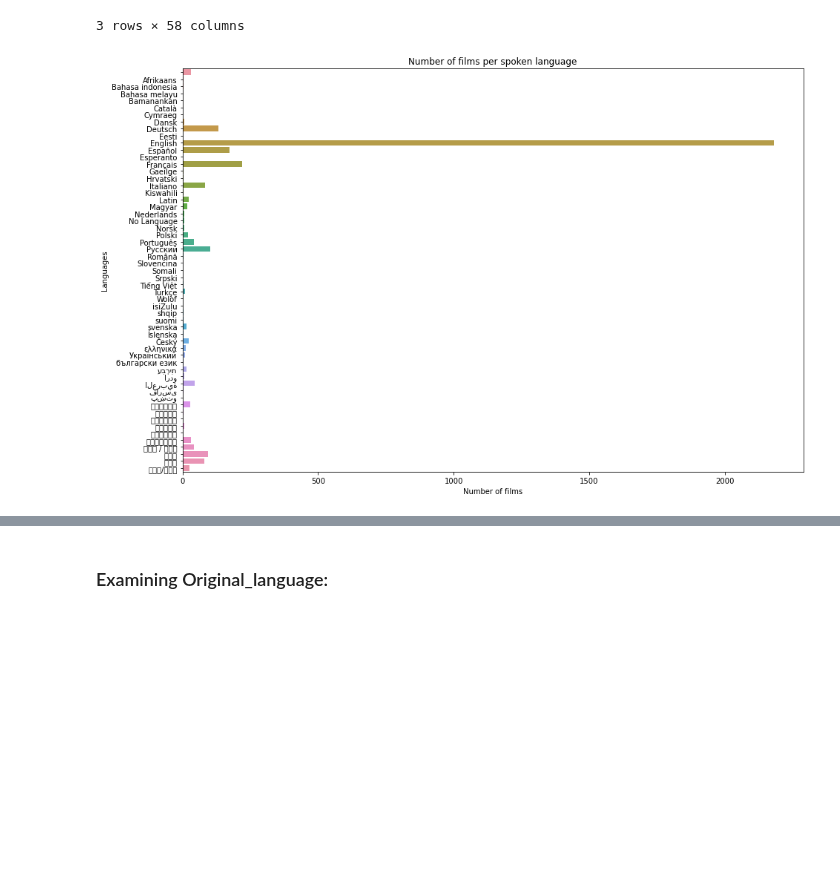
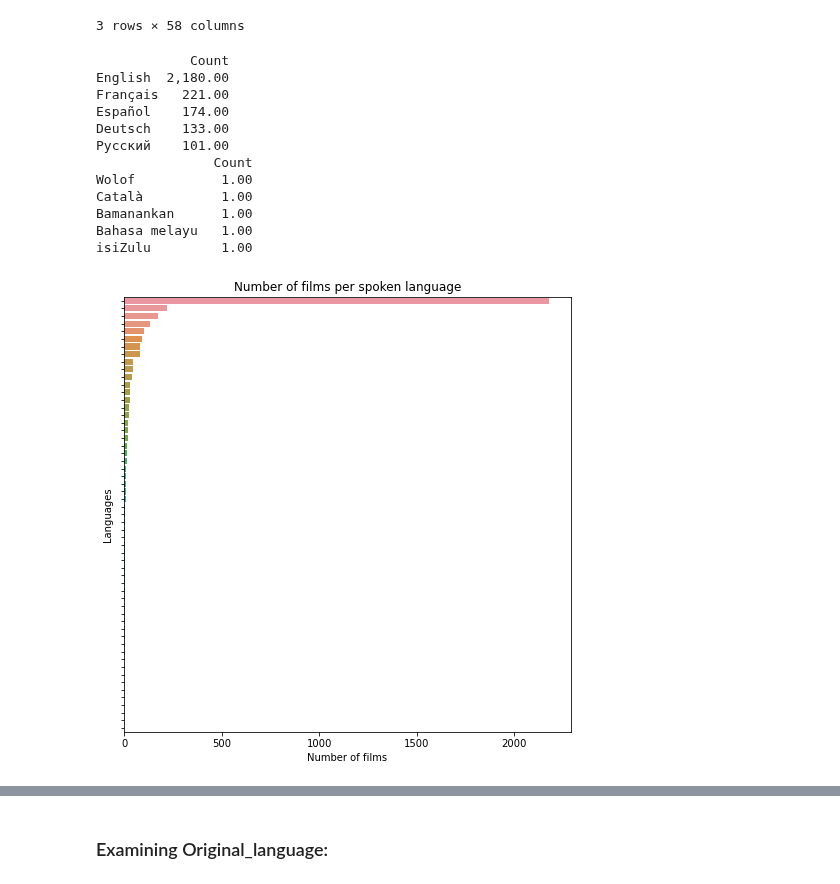
Before and after one commit to NickD-Dean/Springboard, a Jupyter notebook: Capstone Project 2/Code/Exploratory Data Analysis - Box Office Revenue.ipynb, the cells around one changed output, grey strips where cells are left out. Drawn from its saved outputs; the diff is of its cells as text; code cells hidden in the pictures; blank space fills up the shorter version.

```diff
--- a/Capstone Project 2/Code/Exploratory Data Analysis - Box Office Revenue.ipynb
+++ b/Capstone Project 2/Code/Exploratory Data Analysis - Box Office Revenue.ipynb
@@ -445,7 +447,7 @@ I hypothesized that Drama would be the highest grossing genre, howevver it seems
 
 Now I'm going to apply the cleaning process I just figured out using the genres column to my other categorical variables, beginning with the 'belongs_to_collection' column.  I also hypothesize here that being part of a larger collection has a minimal impact on revenue.
 # %%
-boxofc_cat['belongs_to_collection'] = boxofc_cat['belongs_to_collection'].fillna("['No Collection']")
+boxofc_cat['belongs_to_collection'] = boxofc_cat['belongs_to_collection'].fillna('No Collection')
 Collection_dummies = pd.get_dummies(boxofc_cat['belongs_to_collection'].apply(pd.Series).stack()).sum(level=0)
 Collection_rev = Collection_dummies.join(boxofc_num['revenue'])
 Collection_rev.head(3)
@@ -600,6 +695,8 @@ Length: 7135, dtype: float64
 # %%
-boxofc_cat['cast'] = boxofc_cat['cast'].fillna("['No Cast']")
-boxofc_cat.cast = boxofc_cat.cast.apply(lambda x: ast.literal_eval(x))
-Cast_dummies = pd.get_dummies(boxofc_cat['cast'].apply(pd.Series).stack()).sum(level=0)
-Cast_rev = Cast_dummies.join(boxofc_num['revenue'])
-Cast_rev.head(3)
+#boxofc_cat['cast'] = boxofc_cat['cast'].fillna("['No Cast']")
+#boxofc_cat.cast = boxofc_cat.cast.apply(lambda x: ast.literal_eval(x))
+#Cast_dummies = pd.get_dummies(boxofc_cat['cast'].apply(pd.Series).stack()).sum(level=0)
+#Cast_rev = Cast_dummies.join(boxofc_num['revenue'])
+#Cast_rev.head(3)
+
+# Good opportunity to revisit how to accomplish this - potentially bin actors/actresses
@@ -608,8 +703,8 @@ MemoryError: Unable to allocate 16.4 GiB for an array with shape (36144, 60945)
 # %%
-count = Cast_dummies.apply(pd.value_counts)
-x = list(Cast_dummies.columns)
-y = count.iloc[1]
-sns.barplot(y, x, orient='h')
-plt.title("Number of films per cast member")
-plt.ylabel('Cast members')
-plt.xlabel('Number of films');
+#count = Cast_dummies.apply(pd.value_counts)
+#x = list(Cast_dummies.columns)
+#y = count.iloc[1]
+#sns.barplot(y, x, orient='h')
+#plt.title("Number of films per cast member")
+#plt.ylabel('Cast members')
+#plt.xlabel('Number of films');
@@ -618,8 +713,8 @@ cat_summary(Cast_rev)
 # %% [markdown]
 ### Examining the Crew Column:
 # %%
-boxofc_cat['crew'] = boxofc_cat['crew'].fillna("['No Keywords']")
+"""boxofc_cat['crew'] = boxofc_cat['crew'].fillna("['No Keywords']")
 boxofc_cat.crew = boxofc_cat.crew.apply(lambda x: ast.literal_eval(x))
 Crew_dummies = pd.get_dummies(boxofc_cat['crew'].apply(pd.Series).stack()).sum(level=0)
 Crew_rev = Crew_dummies.join(boxofc_num['revenue'])
-Crew_rev.head(3)
+Crew_rev.head(3)"""
@@ -650,13 +749,28 @@ Spoken_rev.head(3)
 # %%
 count = Spoken_dummies.apply(pd.value_counts)
 x = list(Spoken_dummies.columns)
 y = count.iloc[1]
-sns.barplot(y, x, orient='h')
+count = pd.DataFrame({'Count' : y}).sort_values(by='Count', ascending=False)
+sns.barplot(x='Count', y=list(count.index), data=count, orient='h').set(yticklabels=[])
 plt.title("Number of films per spoken language")
 plt.ylabel('Languages')
 plt.xlabel('Number of films');
+print(count.head(5))
+print(count.tail(5))
 # %% [output]
+            Count
+English  2,180.00
+Français   221.00
+Español    174.00
+Deutsch    133.00
+Pусский    101.00
+               Count
+Wolof           1.00
+Català          1.00
+Bamanankan      1.00
+Bahasa melayu   1.00
+isiZulu         1.00
-[figure, old version]
+[figure, new version]
 # %%
 cat_summary(Spoken_rev)
 # %% [output]
```
Also changed, not shown: parts of 53 cells of this notebook.
